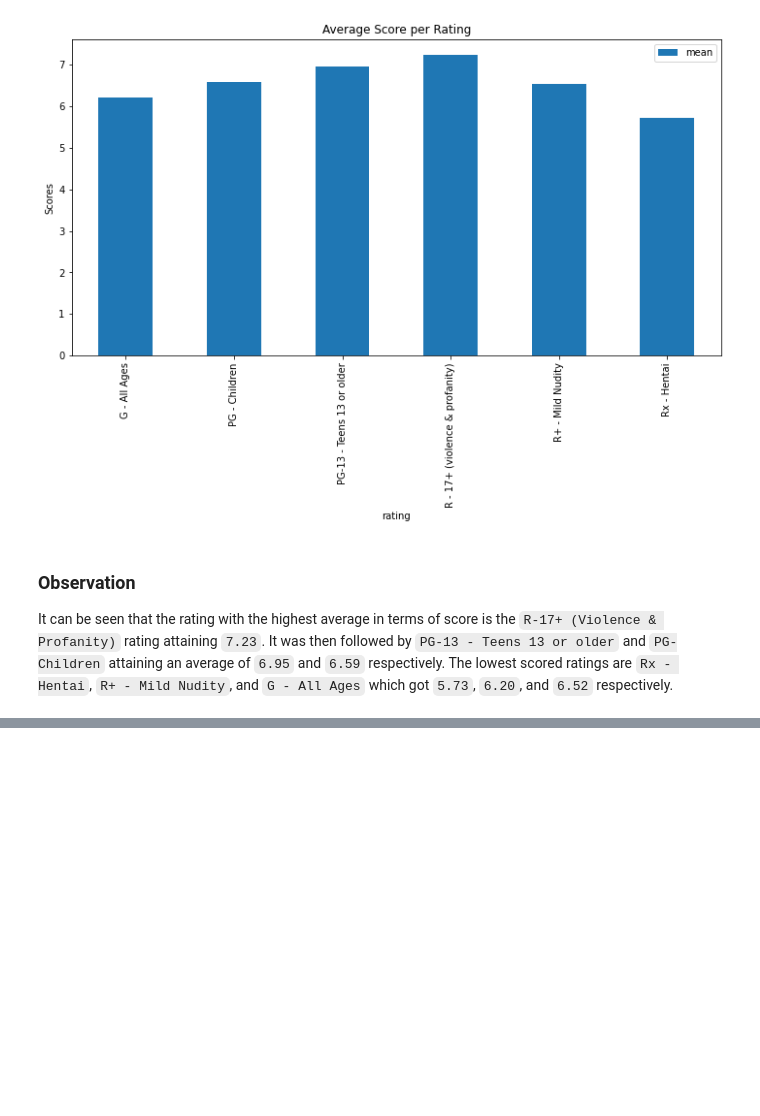
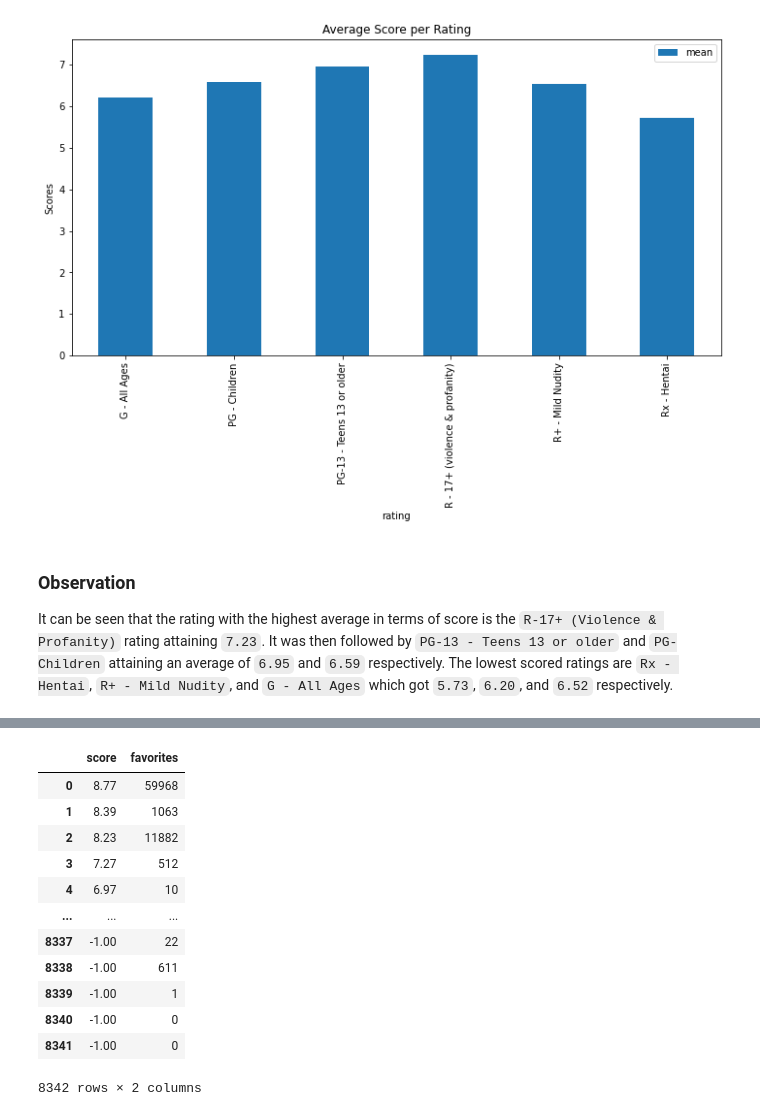
Before and after one commit to gavindizon/CSMODEL, a Jupyter notebook: Project 1 - Statistical Inference/CSMODEL-Project1-S14-Group#9.ipynb, the cells around one changed output, grey strips where cells are left out. Drawn from its saved outputs; the diff is of its cells as text; code cells hidden in the pictures; blank space fills up the shorter version.

```diff
--- a/Project 1 - Statistical Inference/CSMODEL-Project1-S14-Group#9.ipynb
+++ b/Project 1 - Statistical Inference/CSMODEL-Project1-S14-Group#9.ipynb
@@ -192,0 +211,17 @@ In terms of evaluating the rating and scores, there will be two questions:
+# %%
+df_eda2 = df_cleaned[['score', 'favorites']]
+df_eda2
+# %% [output]
+|  | score | favorites |
+| 0 | 8.77 | 59968 |
+| 1 | 8.39 | 1063 |
+| 2 | 8.23 | 11882 |
+| 3 | 7.27 | 512 |
+| 4 | 6.97 | 10 |
+| ... | ... | ... |
+| 8337 | -1.00 | 22 |
+| 8338 | -1.00 | 611 |
+| 8339 | -1.00 | 1 |
+| 8340 | -1.00 | 0 |
+| 8341 | -1.00 | 0 |
+8342 rows × 2 columns
```
Also changed, not shown: parts of 37 cells of this notebook, 1 other file.
